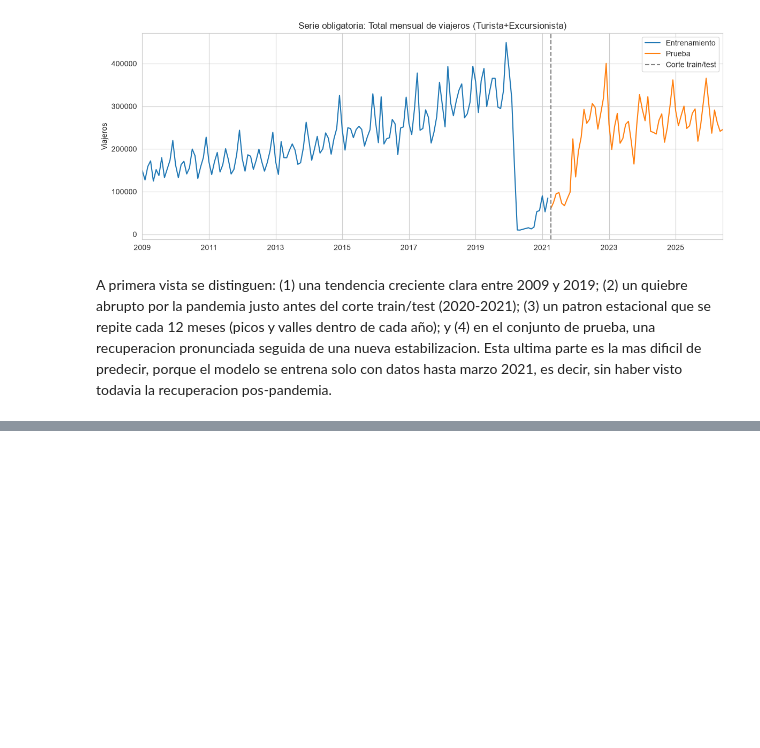
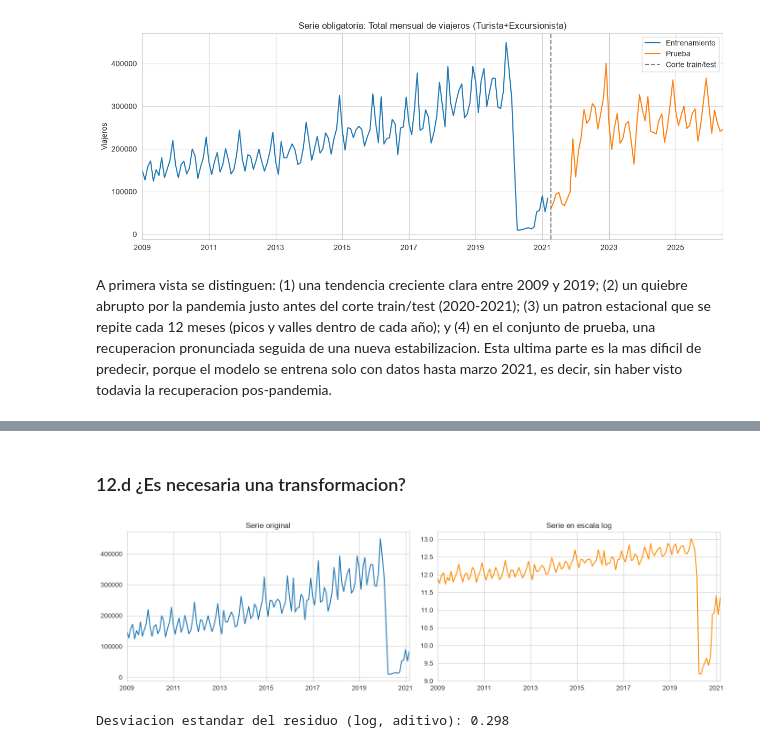
Before and after one commit to DavidDominguez-11/DS-Lab1, a Jupyter notebook: Lab1_Series_de_Tiempo.ipynb, the cells around one changed output, grey strips where cells are left out. Drawn from its saved outputs; the diff is of its cells as text; code cells hidden in the pictures; blank space fills up the shorter version.

```diff
--- a/Lab1_Series_de_Tiempo.ipynb
+++ b/Lab1_Series_de_Tiempo.ipynb
@@ -695,0 +726,16 @@ A primera vista se distinguen: (1) una tendencia creciente clara entre 2009 y 20
+# %% [markdown]
+### 12.d ¿Es necesaria una transformacion?
+# %%
+serie_log = np.log1p(serie_total_train)
+
+fig, axes = plt.subplots(1,2, figsize=(14,4))
+serie_total_train.plot(ax=axes[0], title='Serie original')
+serie_log.plot(ax=axes[1], title='Serie en escala log', color='darkorange')
+plt.tight_layout()
+plt.show()
+
+decomp_log = seasonal_decompose(serie_log, model='additive', period=12)
+print("Desviacion estandar del residuo (log, aditivo):", round(np.nanstd(decomp_log.resid),3))
+# %% [output]
+[figure, added]
+Desviacion estandar del residuo (log, aditivo): 0.298
```
Also changed, not shown: parts of 9 cells of this notebook.
